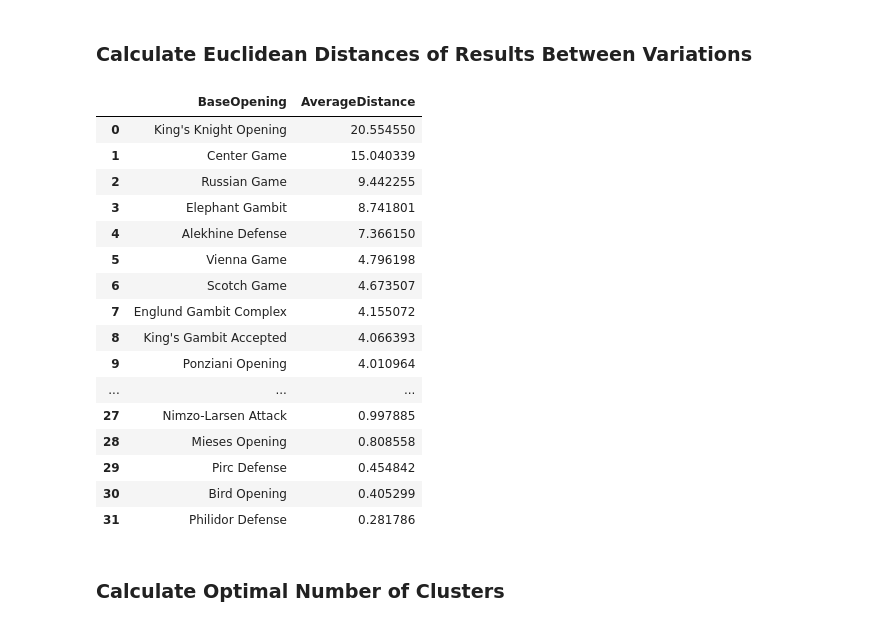
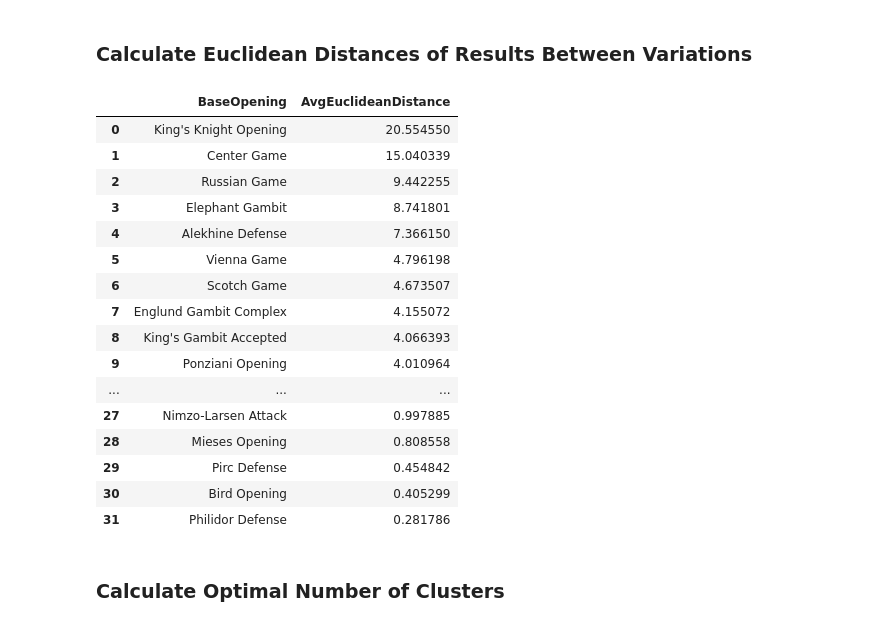
Before and after one commit to IsaacCheng9/machine-learning-in-chess, a Jupyter notebook: src/analyse_chess_data.ipynb, the cells around one changed output. Cells and saved outputs as stored; diff of their text form; code cells hidden in the pictures.

```diff
--- a/src/analyse_chess_data.ipynb
+++ b/src/analyse_chess_data.ipynb
@@ -2702,30 +2704,30 @@ display(result_percentages_pivot_opening_sorted)
 # %% [markdown]
 ### Calculate Euclidean Distances of Results Between Variations
 # %%
-# Calculate Euclidean distance between variations within each BaseOpening
-def calculate_euclidean_distance_by_result(group):
+# Calculate Euclidean distance of results between variations of each
+# BaseOpening.
+def calculate_avg_euclidean_distance_by_result(group):
     features = group[["1-0", "0-1", "1/2-1/2"]].values
     distances = pdist(features, metric="euclidean")
     return distances.mean()
 
 
-# Group by BaseOpening and apply the euclidean_distance function
-average_distances = result_percentages_pivot_opening_sorted.groupby(
-    "BaseOpening"
-).apply(calculate_euclidean_distance_by_result)
-# Convert the result to a DataFrame
-average_distances_df = average_distances.reset_index(name="AverageDistance")
-# Sort the DataFrame by AverageDistance
-average_distances_sorted = average_distances_df.sort_values(
-    "AverageDistance", ascending=False
+# Group by BaseOpening and calculate their average Euclidean distances between
+# variations.
+avg_distances = result_percentages_pivot_opening_sorted.groupby("BaseOpening").apply(
+    calculate_avg_euclidean_distance_by_result
 )
-average_distances_sorted.dropna(subset=["AverageDistance"], inplace=True)
-average_distances_sorted.reset_index(drop=True, inplace=True)
-
-# Display the result
-display(average_distances_sorted)
+# Convert the result to a DataFrame.
+avg_distances_df = avg_distances.reset_index(name="AvgEuclideanDistance")
+# Sort the DataFrame by AvgEuclideanDistance.
+avg_distances_sorted = avg_distances_df.sort_values(
+    "AvgEuclideanDistance", ascending=True
+)
+avg_distances_sorted.dropna(subset=["AvgEuclideanDistance"], inplace=True)
+avg_distances_sorted.reset_index(drop=True, inplace=True)
+display(avg_distances_sorted)
 # %% [output]
-|  | BaseOpening | AverageDistance |
+|  | BaseOpening | AvgEuclideanDistance |
 | 0 | King's Knight Opening | 20.554550 |
 | 1 | Center Game | 15.040339 |
 | 2 | Russian Game | 9.442255 |
```
Also changed, not shown: parts of 3 cells of this notebook.
